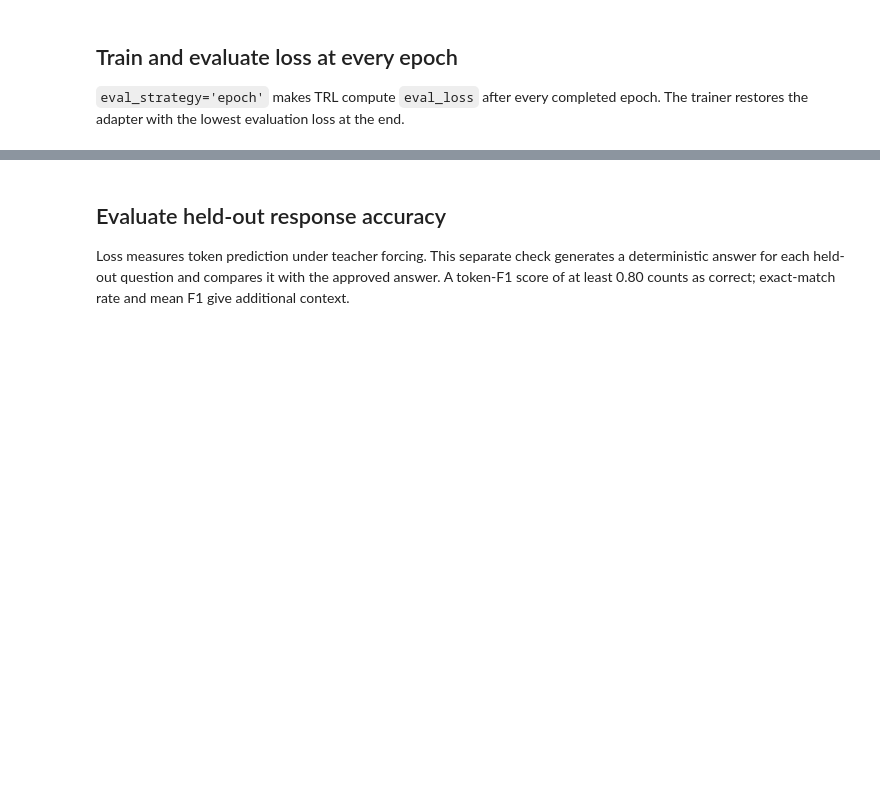
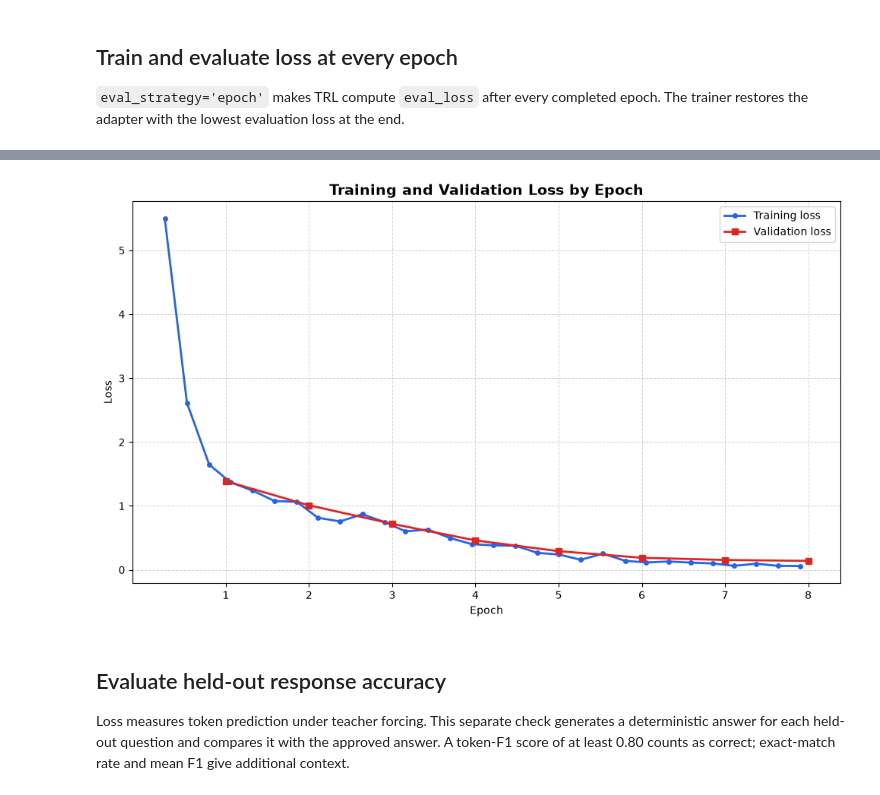
Before and after one commit to luigisaetta/llm-fine-tuning-on-mac, a Jupyter notebook: demo01/demo01_lora_fine_tuning.ipynb, the cells around one changed output, grey strips where cells are left out. Saved outputs shown, nothing was run; the diff lists cells and outputs as text; code cells hidden in the pictures; blank space fills up the shorter version.

Commit message:
fine tuning in bf16 + plot of training and validation loss

```diff
--- a/demo01/demo01_lora_fine_tuning.ipynb
+++ b/demo01/demo01_lora_fine_tuning.ipynb
@@ -261,3 +305,54 @@ print(f'Adapter saved to: {ADAPTER_OUTPUT_DIRECTORY}')
+# %%
+training_logs = [
+    entry for entry in trainer.state.log_history
+    if 'loss' in entry and 'epoch' in entry
+]
+validation_logs = [
+    entry for entry in trainer.state.log_history
+    if 'eval_loss' in entry and 'epoch' in entry
+]
+
+if not training_logs or not validation_logs:
+    raise RuntimeError('Training or validation loss logs are unavailable.')
+
+train_epochs = [entry['epoch'] for entry in training_logs]
+train_losses = [entry['loss'] for entry in training_logs]
+
+validation_epochs = [entry['epoch'] for entry in validation_logs]
+validation_losses = [entry['eval_loss'] for entry in validation_logs]
+
+fig, axis = plt.subplots(figsize=(10, 6))
+
+axis.plot(
+    train_epochs,
+    train_losses,
+    color='#2563EB',
+    linewidth=2,
+    marker='o',
+    markersize=4,
+    label='Training loss',
+)
+axis.plot(
+    validation_epochs,
+    validation_losses,
+    color='#DC2626',
+    linewidth=2,
+    marker='s',
+    markersize=6,
+    label='Validation loss',
+)
+
+axis.set_title('Training and Validation Loss by Epoch', fontsize=14, fontweight='bold')
+axis.set_xlabel('Epoch')
+axis.set_ylabel('Loss')
+axis.grid(True, linestyle='--', linewidth=0.7, alpha=0.55)
+axis.legend(frameon=True)
+axis.set_xticks(validation_epochs)
+
+plt.tight_layout()
+plt.show()
+# %% [output]
+[figure, added]
 # %% [markdown]
 ## Evaluate held-out response accuracy
 
```
Also changed, not shown: parts of 7 cells of this notebook, 4 other files.
